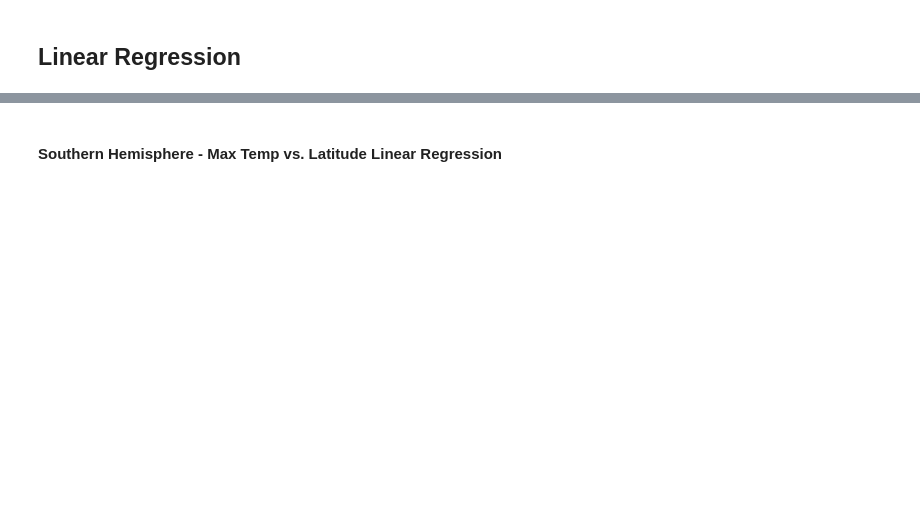
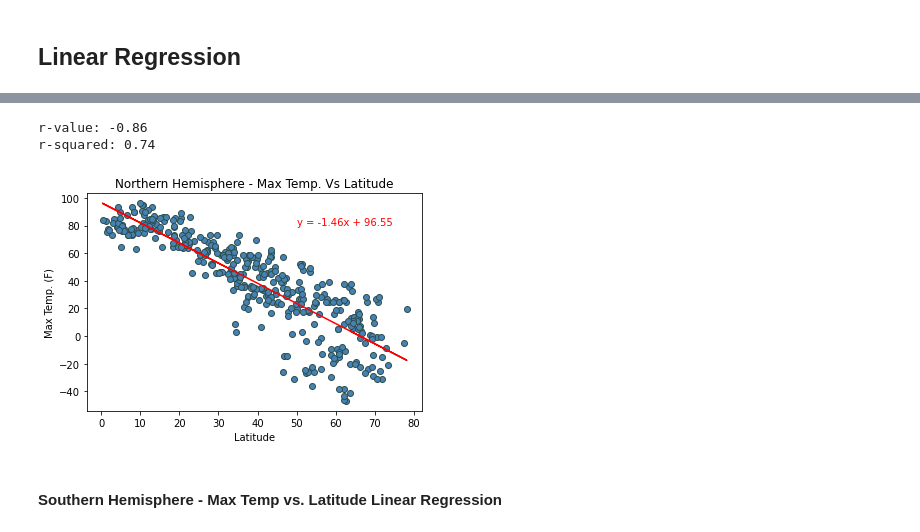
Before and after one commit to LaurenGT/globalweather_analysis, a Jupyter notebook: weatherPy.ipynb, the cells around one changed output, grey strips where cells are left out. Saved outputs shown, nothing was run; the diff lists cells and outputs as text; code cells hidden in the pictures; blank space fills up the shorter version.

Commit message:
linear regression plots complete

```diff
--- a/weatherPy.ipynb
+++ b/weatherPy.ipynb
@@ -234,3 +221,11 @@ plt.show()
 # %% [markdown]
 ## Linear Regression
+# %%
+# dataframe for referencing northern and southern hemisphere
+no_hem = clean_city_data.loc[clean_city_data["Latitude"]>= 0]
+so_hem = clean_city_data.loc[clean_city_data["Latitude"]< 0]
+
+#x-axis variable
+nx_values = no_hem["Latitude"]
+sx_values = so_hem["Latitude"]
 # %% [markdown]
@@ -242,2 +233,28 @@ The r-value is: 0.46937863826630627
+# %%
+# y-axis variable
+nty_values = no_hem["Max Temp. (F)"]
+
+#correlation:
+(slope, intercept, rvalue, pvalue, stderr) = linregress(nx_values, nty_values)
+regress_values = nx_values * slope + intercept
+line_eq = "y = " + str(round(slope,2)) + "x + " + str(round(intercept,2))
+
+#print statements and plotting
+# print(correlation)
+print(f"r-value: {round(rvalue,2)}")
+print(f"r-squared: {round(rvalue**2,2)}")
+plt.scatter(nx_values, nty_values, marker="o", facecolors="steelblue", edgecolors="darkslategrey")
+plt.plot(nx_values, regress_values, "r-")
+plt.annotate(line_eq, (50,80), fontsize=10, color="red")
+plt.xlim = (min(nx_values)-10, max(nx_values)+10)
+plt.ylim = (min(nty_values)-10, max(nty_values)+10)
+plt.xlabel("Latitude")
+plt.ylabel("Max Temp. (F)")
+plt.title("Northern Hemisphere - Max Temp. Vs Latitude")
+plt.show()
+# %% [output]
+r-value: -0.86
+r-squared: 0.74
+[figure, added]
 # %% [markdown]
 ####  Southern Hemisphere - Max Temp vs. Latitude Linear Regression
```
Also changed, not shown: parts of 26 cells of this notebook, 1 other file.
